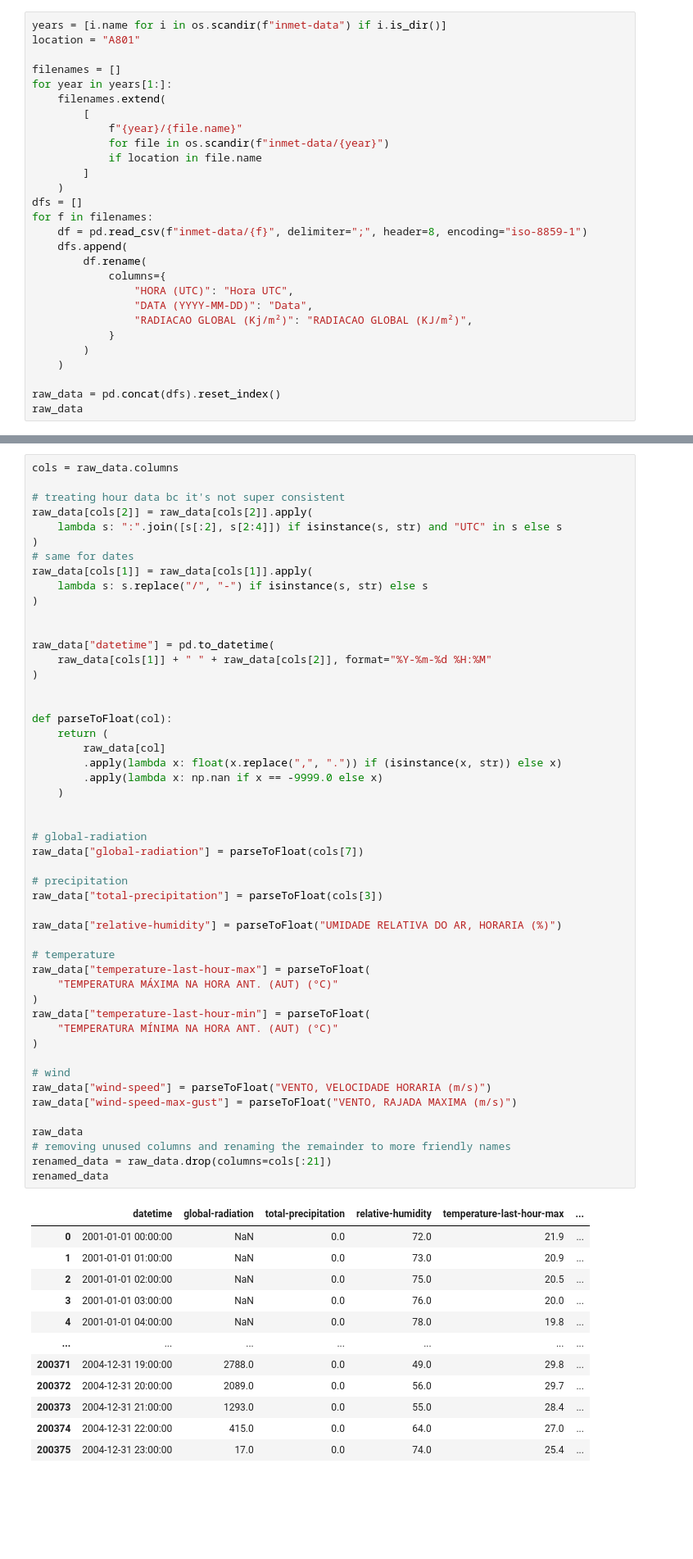
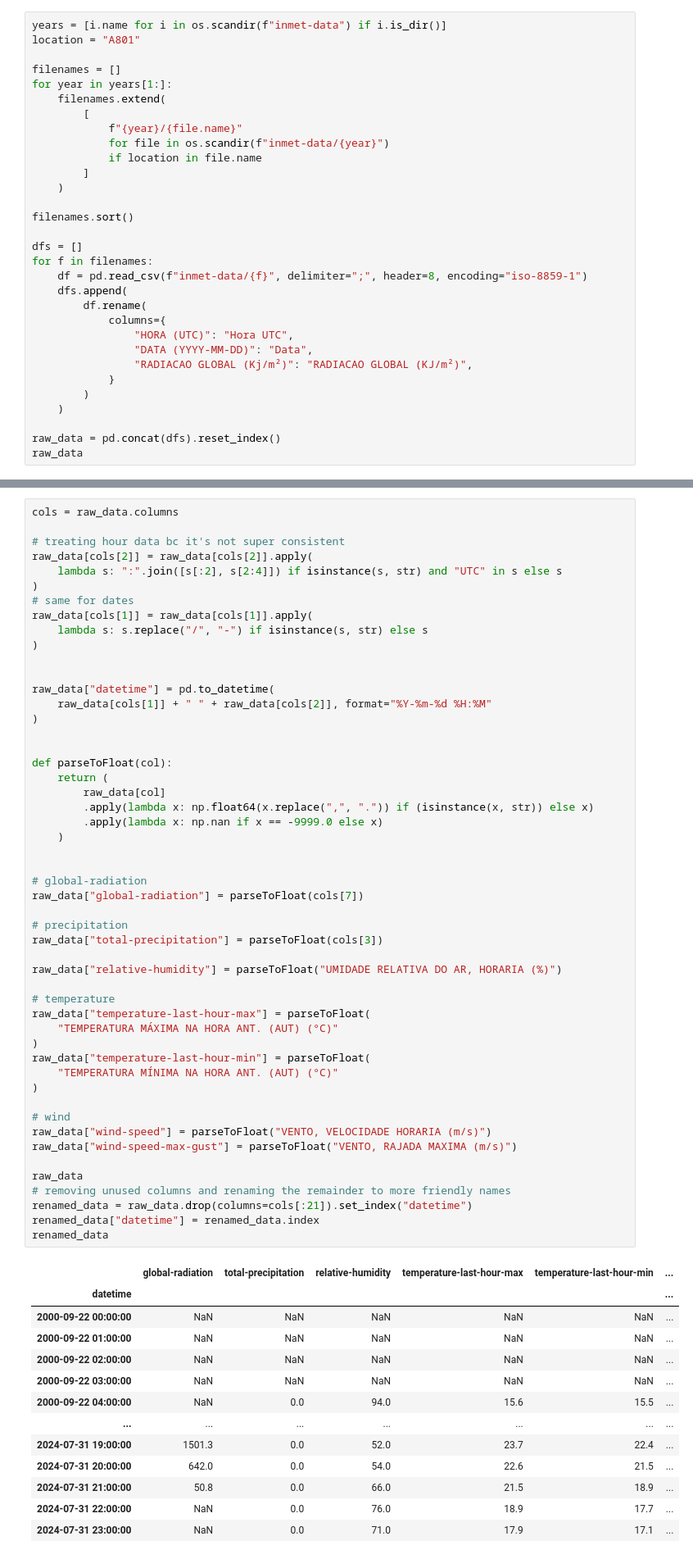
Before and after one commit to fellipessanha/solar-studies, a Jupyter notebook: data-treatment.ipynb, the cells around one changed output, grey strips where cells are left out. Shown at 82% size. Drawn from its saved outputs; the diff is of its cells as text; blank space fills up the shorter version.

```diff
--- a/data-treatment.ipynb
+++ b/data-treatment.ipynb
@@ -18,6 +18,9 @@ for year in years[1:]:
             if location in file.name
         ]
     )
+
+filenames.sort()
+
 dfs = []
 for f in filenames:
     df = pd.read_csv(f"inmet-data/{f}", delimiter=";", header=8, encoding="iso-8859-1")
@@ -68,46 +71,48 @@ raw_data["datetime"] = pd.to_datetime(
 def parseToFloat(col):
     return (
         raw_data[col]
-        .apply(lambda x: float(x.replace(",", ".")) if (isinstance(x, str)) else x)
+        .apply(lambda x: np.float64(x.replace(",", ".")) if (isinstance(x, str)) else x)
         .apply(lambda x: np.nan if x == -9999.0 else x)
     )
 
 
 # global-radiation
 raw_data["global-radiation"] = parseToFloat(cols[7])
 
 # precipitation
 raw_data["total-precipitation"] = parseToFloat(cols[3])
 
 raw_data["relative-humidity"] = parseToFloat("UMIDADE RELATIVA DO AR, HORARIA (%)")
 
 # temperature
 raw_data["temperature-last-hour-max"] = parseToFloat(
     "TEMPERATURA MÁXIMA NA HORA ANT. (AUT) (°C)"
 )
 raw_data["temperature-last-hour-min"] = parseToFloat(
     "TEMPERATURA MÍNIMA NA HORA ANT. (AUT) (°C)"
 )
 
 # wind
 raw_data["wind-speed"] = parseToFloat("VENTO, VELOCIDADE HORARIA (m/s)")
 raw_data["wind-speed-max-gust"] = parseToFloat("VENTO, RAJADA MAXIMA (m/s)")
 
 raw_data
 # removing unused columns and renaming the remainder to more friendly names
-renamed_data = raw_data.drop(columns=cols[:21])
+renamed_data = raw_data.drop(columns=cols[:21]).set_index("datetime")
+renamed_data["datetime"] = renamed_data.index
 renamed_data
 # %% [output]
-|  | datetime | global-radiation | total-precipitation | relative-humidity | temperature-last-hour-max | ... |
-| 0 | 2001-01-01 00:00:00 | NaN | 0.0 | 72.0 | 21.9 | ... |
-| 1 | 2001-01-01 01:00:00 | NaN | 0.0 | 73.0 | 20.9 | ... |
-| 2 | 2001-01-01 02:00:00 | NaN | 0.0 | 75.0 | 20.5 | ... |
-| 3 | 2001-01-01 03:00:00 | NaN | 0.0 | 76.0 | 20.0 | ... |
-| 4 | 2001-01-01 04:00:00 | NaN | 0.0 | 78.0 | 19.8 | ... |
+|  | global-radiation | total-precipitation | relative-humidity | temperature-last-hour-max | temperature-last-hour-min | ... |
+| datetime |  |  |  |  |  | ... |
+| 2000-09-22 00:00:00 | NaN | NaN | NaN | NaN | NaN | ... |
+| 2000-09-22 01:00:00 | NaN | NaN | NaN | NaN | NaN | ... |
+| 2000-09-22 02:00:00 | NaN | NaN | NaN | NaN | NaN | ... |
+| 2000-09-22 03:00:00 | NaN | NaN | NaN | NaN | NaN | ... |
+| 2000-09-22 04:00:00 | NaN | 0.0 | 94.0 | 15.6 | 15.5 | ... |
 | ... | ... | ... | ... | ... | ... | ... |
-| 200371 | 2004-12-31 19:00:00 | 2788.0 | 0.0 | 49.0 | 29.8 | ... |
-| 200372 | 2004-12-31 20:00:00 | 2089.0 | 0.0 | 56.0 | 29.7 | ... |
-| 200373 | 2004-12-31 21:00:00 | 1293.0 | 0.0 | 55.0 | 28.4 | ... |
-| 200374 | 2004-12-31 22:00:00 | 415.0 | 0.0 | 64.0 | 27.0 | ... |
-| 200375 | 2004-12-31 23:00:00 | 17.0 | 0.0 | 74.0 | 25.4 | ... |
+| 2024-07-31 19:00:00 | 1501.3 | 0.0 | 52.0 | 23.7 | 22.4 | ... |
+| 2024-07-31 20:00:00 | 642.0 | 0.0 | 54.0 | 22.6 | 21.5 | ... |
+| 2024-07-31 21:00:00 | 50.8 | 0.0 | 66.0 | 21.5 | 18.9 | ... |
+| 2024-07-31 22:00:00 | NaN | 0.0 | 76.0 | 18.9 | 17.7 | ... |
+| 2024-07-31 23:00:00 | NaN | 0.0 | 71.0 | 17.9 | 17.1 | ... |
 200376 rows × 8 columns
```
Also changed, not shown: parts of 8 cells of this notebook.
